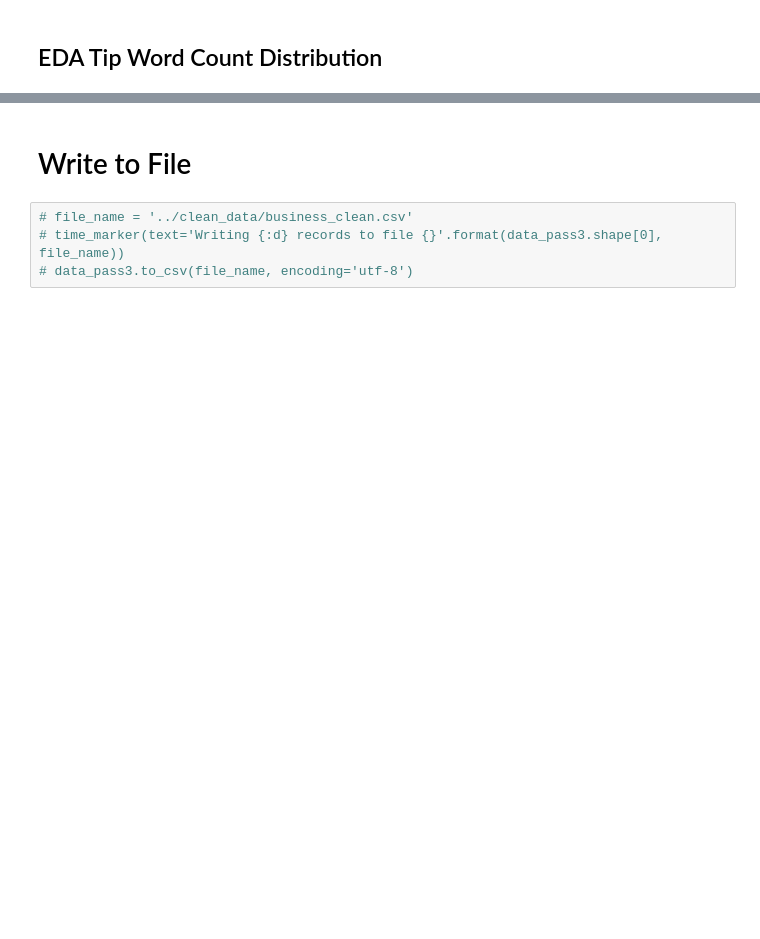
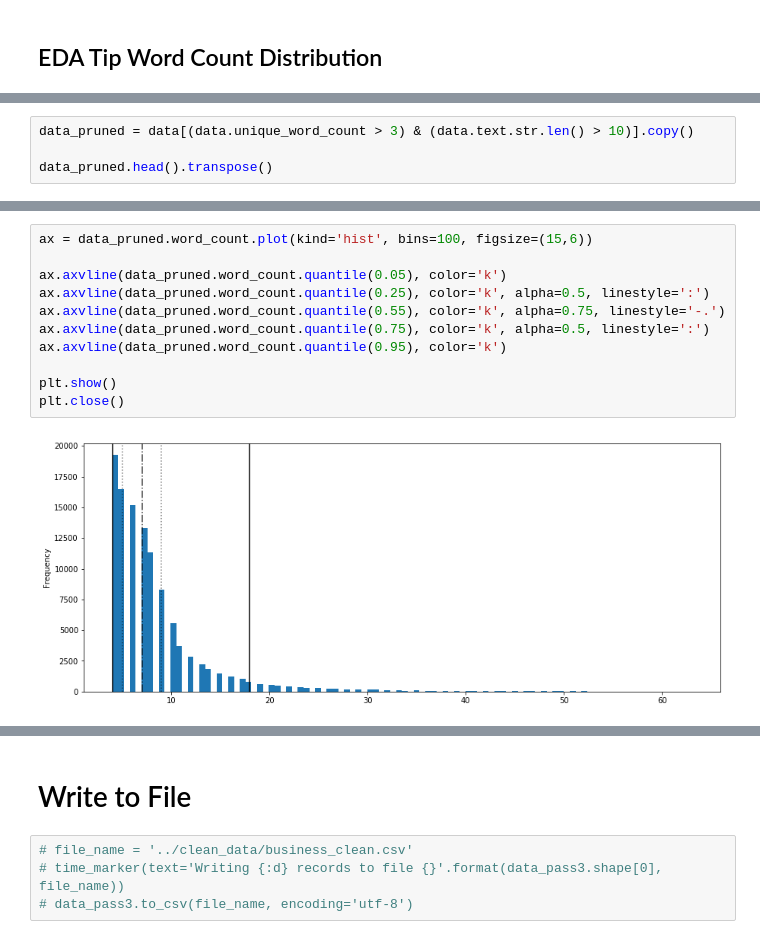
Before and after one commit to samgutentag/yelpsubtopics, a Jupyter notebook: 00_DataWrangling/01_Tips_Wrangling.ipynb, the cells around one changed output, grey strips where cells are left out. Cells and saved outputs as stored; diff of their text form; blank space fills up the shorter version.

```diff
--- a/00_DataWrangling/01_Tips_Wrangling.ipynb
+++ b/00_DataWrangling/01_Tips_Wrangling.ipynb
@@ -127,0 +151,4 @@ plt.close()
+# %%
+data_pruned = data[(data.unique_word_count > 3) & (data.text.str.len() > 10)].copy()
+
+data_pruned.head().transpose()
@@ -127,0 +165,13 @@ plt.close()
+# %%
+ax = data_pruned.word_count.plot(kind='hist', bins=100, figsize=(15,6))
+
+ax.axvline(data_pruned.word_count.quantile(0.05), color='k')
+ax.axvline(data_pruned.word_count.quantile(0.25), color='k', alpha=0.5, linestyle=':')
+ax.axvline(data_pruned.word_count.quantile(0.55), color='k', alpha=0.75, linestyle='-.')
+ax.axvline(data_pruned.word_count.quantile(0.75), color='k', alpha=0.5, linestyle=':')
+ax.axvline(data_pruned.word_count.quantile(0.95), color='k')
+
+plt.show()
+plt.close()
+# %% [output]
+[figure, added]
```
Also changed, not shown: parts of 12 cells of this notebook, 3 other files.
